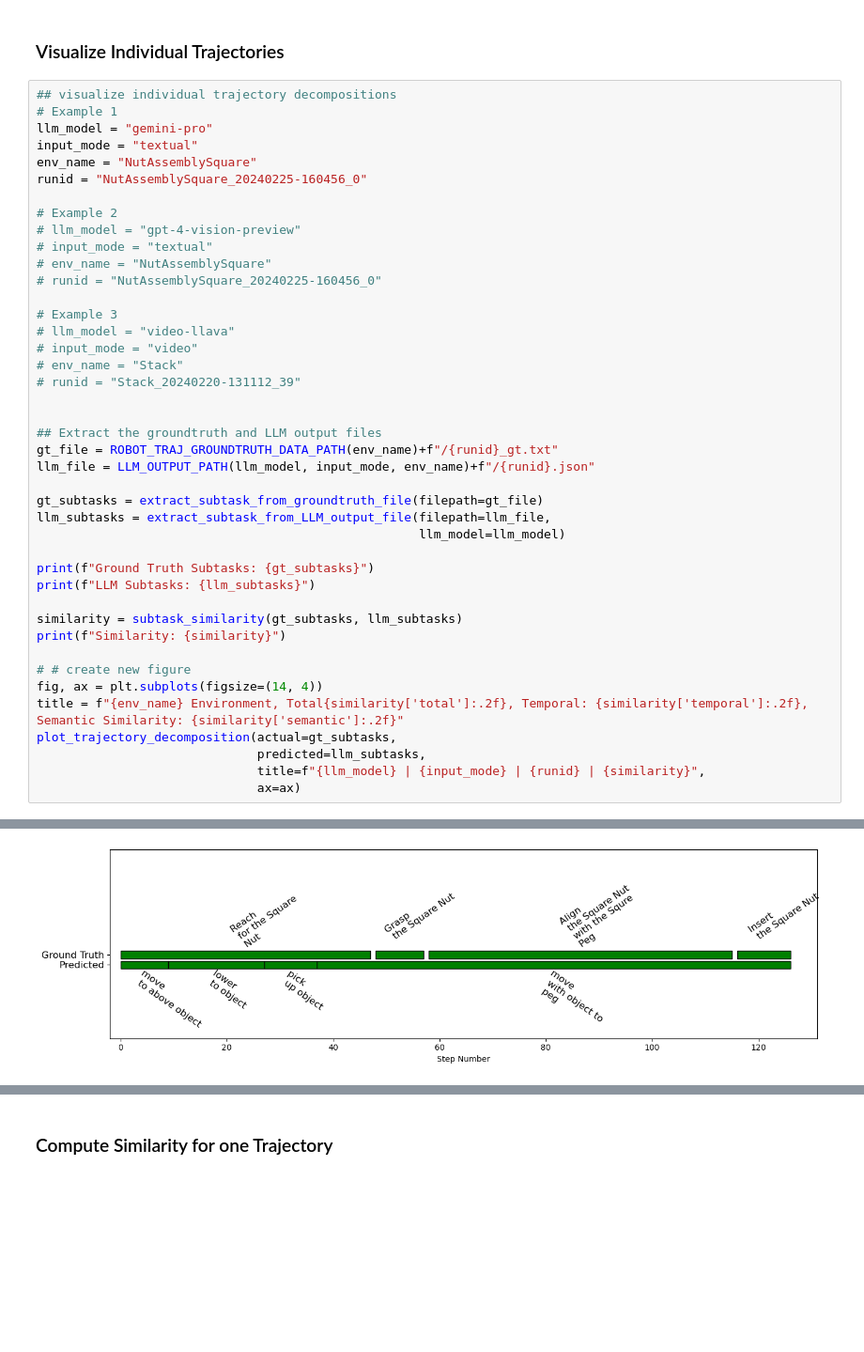
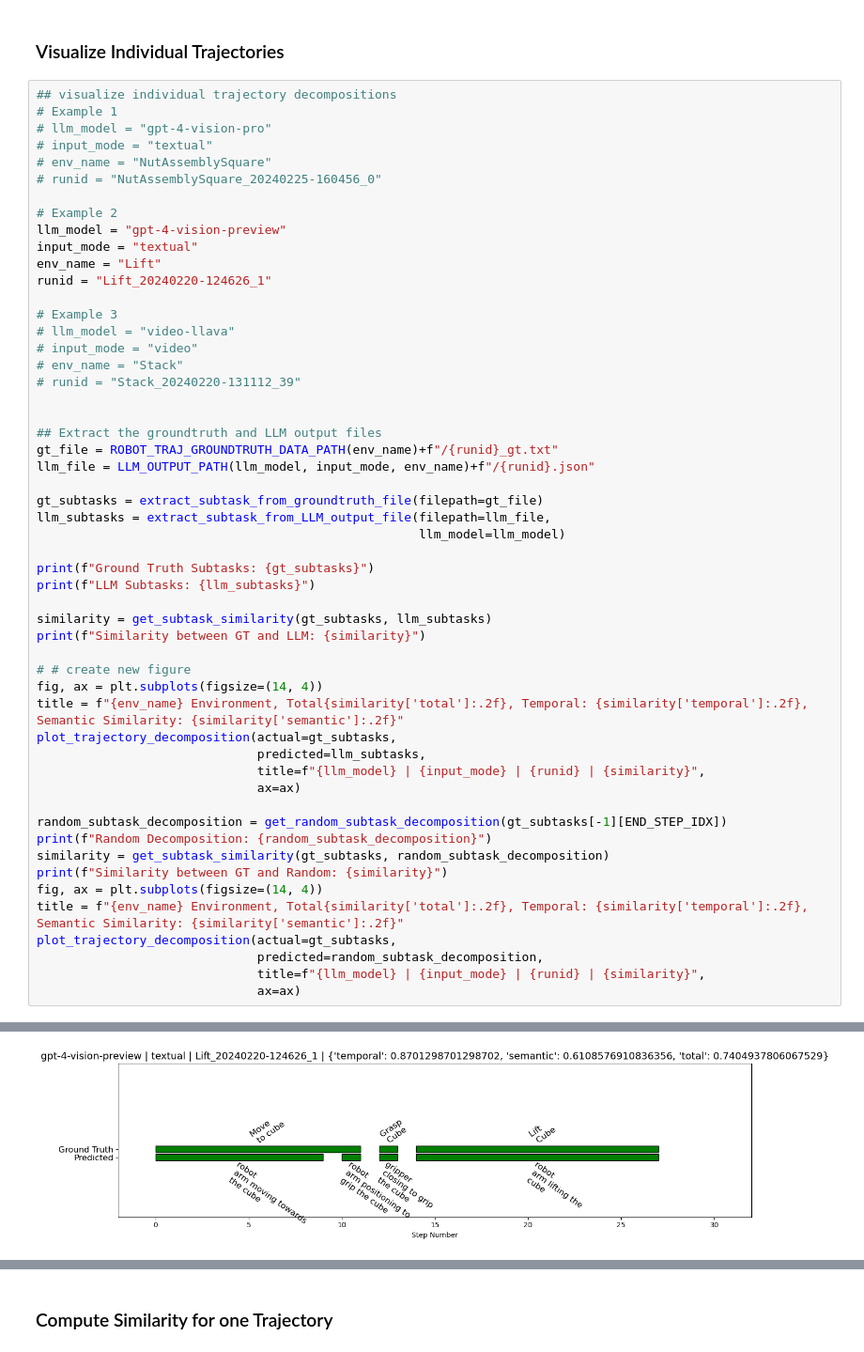
Before and after one commit to jsalfity/task_decomposition, a Jupyter notebook: task_decomposition/analysis/compare_GPT_groundtruth.ipynb, the cells around one changed output, grey strips where cells are left out. Shown: that part at 94% size. Cells and saved outputs as stored; diff of their text form; blank space fills up the shorter version.

Commit message:
random baseline testing added

```diff
--- a/task_decomposition/analysis/compare_GPT_groundtruth.ipynb
+++ b/task_decomposition/analysis/compare_GPT_groundtruth.ipynb
@@ -93,16 +114,16 @@ def plot_trajectory_decomposition(actual, predicted, title, ax=None):
 # %%
 ## visualize individual trajectory decompositions
 # Example 1
-llm_model = "gemini-pro"
-input_mode = "textual"
-env_name = "NutAssemblySquare"
-runid = "NutAssemblySquare_20240225-160456_0"
-
-# Example 2
-# llm_model = "gpt-4-vision-preview"
+# llm_model = "gpt-4-vision-pro"
 # input_mode = "textual"
 # env_name = "NutAssemblySquare"
 # runid = "NutAssemblySquare_20240225-160456_0"
+
+# Example 2
+llm_model = "gpt-4-vision-preview"
+input_mode = "textual"
+env_name = "Lift"
+runid = "Lift_20240220-124626_1"
 
 # Example 3
 # llm_model = "video-llava"
@@ -122,8 +143,8 @@ llm_subtasks = extract_subtask_from_LLM_output_file(filepath=llm_file,
 print(f"Ground Truth Subtasks: {gt_subtasks}")
 print(f"LLM Subtasks: {llm_subtasks}")
 
-similarity = subtask_similarity(gt_subtasks, llm_subtasks)
-print(f"Similarity: {similarity}")
+similarity = get_subtask_similarity(gt_subtasks, llm_subtasks)
+print(f"Similarity between GT and LLM: {similarity}")
 
 # # create new figure
 fig, ax = plt.subplots(figsize=(14, 4))
@@ -132,4 +153,15 @@ plot_trajectory_decomposition(actual=gt_subtasks,
                               predicted=llm_subtasks,
                               title=f"{llm_model} | {input_mode} | {runid} | {similarity}",
                               ax=ax)
+
+random_subtask_decomposition = get_random_subtask_decomposition(gt_subtasks[-1][END_STEP_IDX])
+print(f"Random Decomposition: {random_subtask_decomposition}")
+similarity = get_subtask_similarity(gt_subtasks, random_subtask_decomposition)
+print(f"Similarity between GT and Random: {similarity}")
+fig, ax = plt.subplots(figsize=(14, 4))
+title = f"{env_name} Environment, Total{similarity['total']:.2f}, Temporal: {similarity['temporal']:.2f}, Semantic Similarity: {similarity['semantic']:.2f}"
+plot_trajectory_decomposition(actual=gt_subtasks,
+                              predicted=random_subtask_decomposition,
+                              title=f"{llm_model} | {input_mode} | {runid} | {similarity}",
+                              ax=ax)
 # %% [output]
@@ -139 +171 @@ Similarity: {'temporal': 0.39844760918153216, 'semantic': 0.6856974532971015, 't
-[figure, old version]
+[figure, new version]
```
Also changed, not shown: parts of 11 cells of this notebook, 4 other files.
